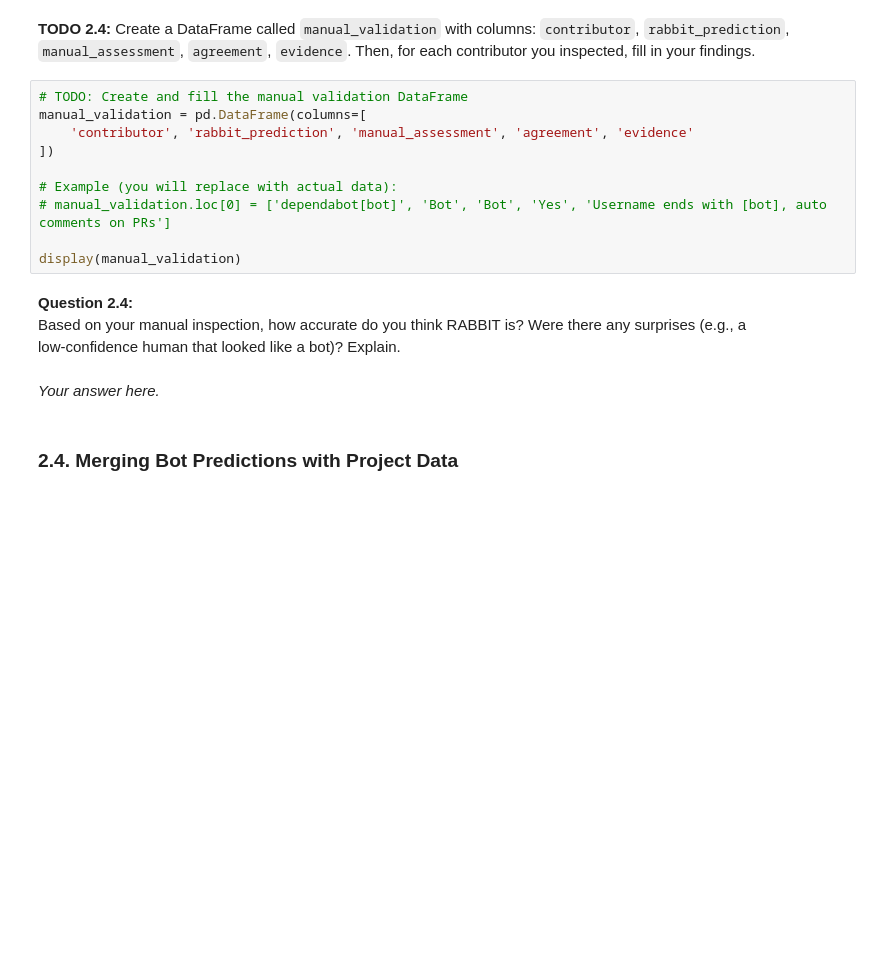
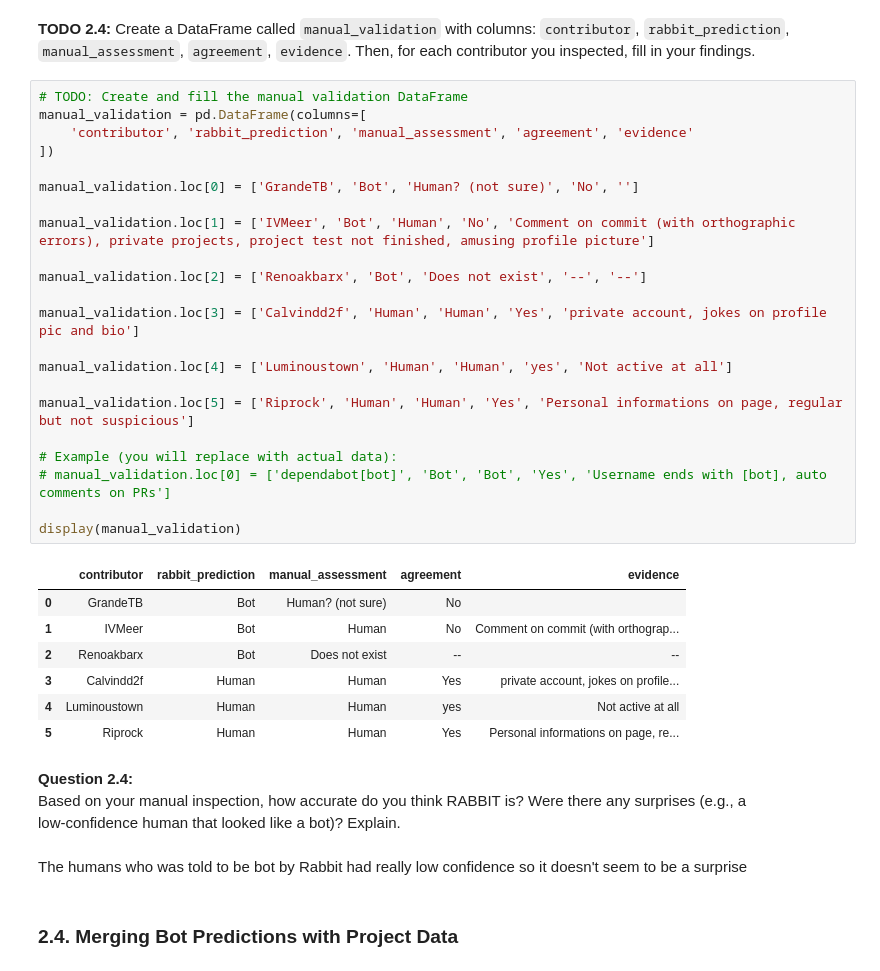
Before and after one commit to Wawilski/Software-Evolution-Practical-Bots-TP, a Jupyter notebook: Bots-Template.ipynb, the cells around one changed output. Cells and saved outputs as stored; diff of their text form; blank space fills up the shorter version.

```diff
--- a/Bots-Template.ipynb
+++ b/Bots-Template.ipynb
@@ -823,18 +916,38 @@ for _, row in low_conf_samples.iterrows():
 # %%
 # TODO: Create and fill the manual validation DataFrame
 manual_validation = pd.DataFrame(columns=[
     'contributor', 'rabbit_prediction', 'manual_assessment', 'agreement', 'evidence'
 ])
 
+manual_validation.loc[0] = ['GrandeTB', 'Bot', 'Human? (not sure)', 'No', '']
+
+manual_validation.loc[1] = ['IVMeer', 'Bot', 'Human', 'No', 'Comment on commit (with orthographic errors), private projects, project test not finished, amusing profile picture']
+
+manual_validation.loc[2] = ['Renoakbarx', 'Bot', 'Does not exist', '--', '--']
+
+manual_validation.loc[3] = ['Calvindd2f', 'Human', 'Human', 'Yes', 'private account, jokes on profile pic and bio']
+
+manual_validation.loc[4] = ['Luminoustown', 'Human', 'Human', 'yes', 'Not active at all']
+
+manual_validation.loc[5] = ['Riprock', 'Human', 'Human', 'Yes', 'Personal informations on page, regular but not suspicious']
+
 # Example (you will replace with actual data):
 # manual_validation.loc[0] = ['dependabot[bot]', 'Bot', 'Bot', 'Yes', 'Username ends with [bot], auto comments on PRs']
 
 display(manual_validation)
+# %% [output]
+|  | contributor | rabbit_prediction | manual_assessment | agreement | evidence |
+| 0 | GrandeTB | Bot | Human? (not sure) | No |  |
+| 1 | IVMeer | Bot | Human | No | Comment on commit (with orthograp... |
+| 2 | Renoakbarx | Bot | Does not exist | -- | -- |
+| 3 | Calvindd2f | Human | Human | Yes | private account, jokes on profile... |
+| 4 | Luminoustown | Human | Human | yes | Not active at all |
+| 5 | Riprock | Human | Human | Yes | Personal informations on page, re... |
 # %% [markdown]
 **Question 2.4:**
 Based on your manual inspection, how accurate do you think RABBIT is? Were there any surprises (e.g., a low‑confidence human that looked like a bot)? Explain.
 # %% [markdown]
-*Your answer here.*
+The humans who was told to be bot by Rabbit had really low confidence so it doesn't seem to be a surprise
 # %% [markdown]
 ###  2.4. Merging Bot Predictions with Project Data
 # %% [markdown]
```
Also changed, not shown: parts of 18 cells of this notebook.
